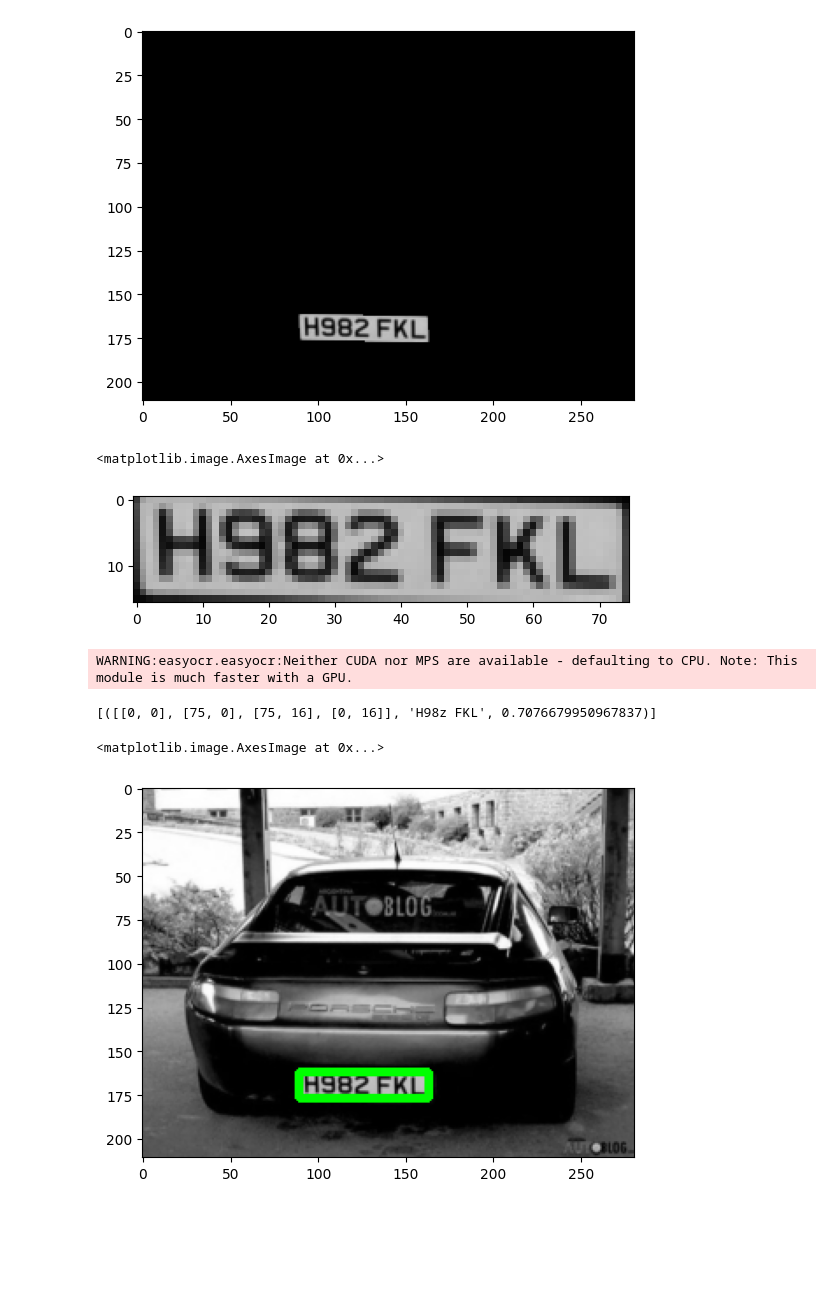
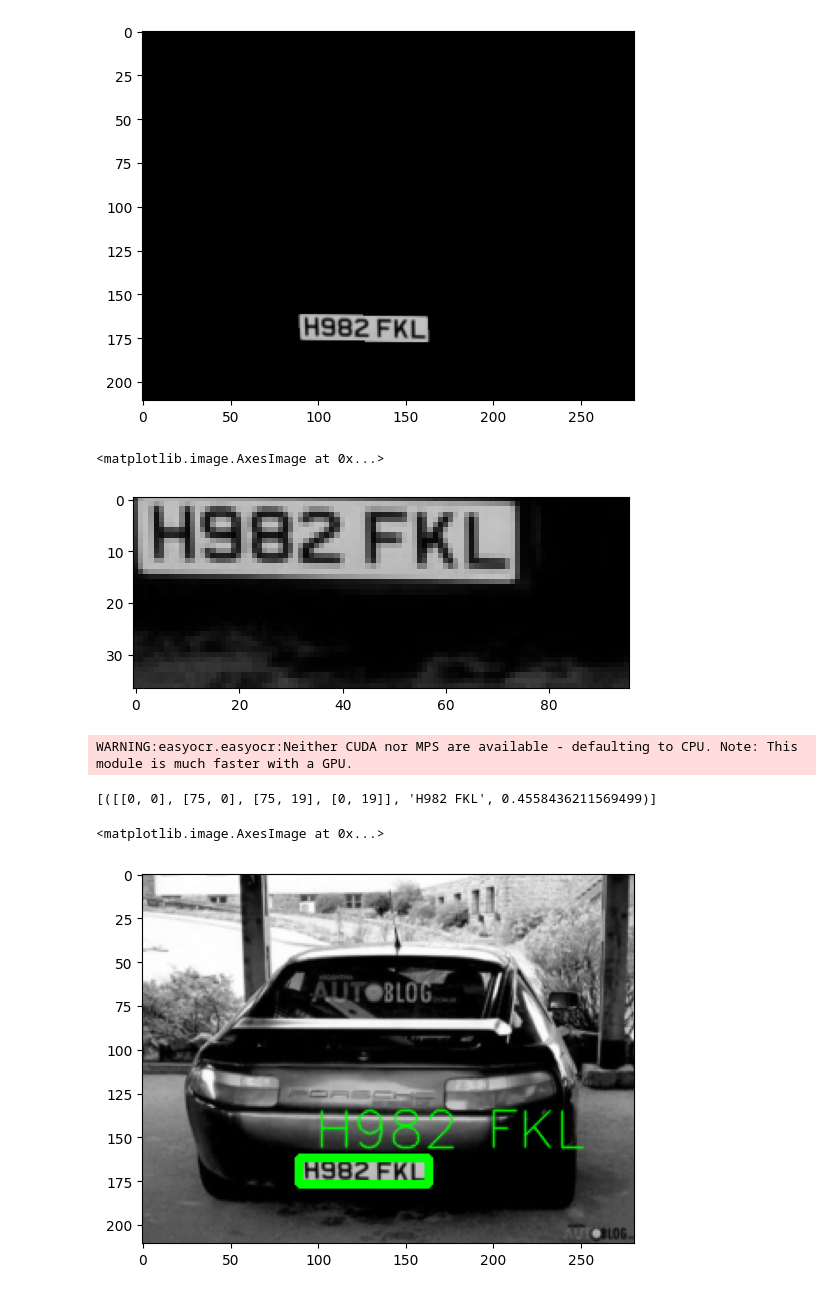
Before and after one commit to A94-M/car-plate-recognition, a Jupyter notebook: معرفة_الرخصة_العربية_OCR.ipynb, the cells around one changed output. Cells and saved outputs as stored; diff of their text form; code cells hidden in the pictures; blank space fills up the shorter version.

```diff
--- a/معرفة_الرخصة_العربية_OCR.ipynb
+++ b/معرفة_الرخصة_العربية_OCR.ipynb
@@ -34,25 +34,25 @@ plt.imshow(cv2.cvtColor(new_image, cv2.COLOR_BGR2RGB))
 (x,y) = np.where(mask==255)
 (x1, y1) = (np.min(x), np.min(y))
 (x2, y2) = (np.max(x), np.max(y))
-cropped_image = gray[x1:x2+1, y1:y2+1]
+cropped_image = gray[x1:x2+22, y1:y2+22]
 # %%
 plt.imshow(cv2.cvtColor(cropped_image, cv2.COLOR_BGR2RGB))
 # %% [output]
 <matplotlib.image.AxesImage at 0x...>
-[figure, old version]
+[figure, new version]
 # %%
 reader = easyocr.Reader(['en'])
 result = reader.readtext(cropped_image)
 result
 # %% [output]
 WARNING:easyocr.easyocr:Neither CUDA nor MPS are available - defaulting to CPU. Note: This module is much faster with a GPU.
-[([[0, 0], [75, 0], [75, 16], [0, 16]], 'H98z FKL', 0.7076679950967837)]
+[([[0, 0], [75, 0], [75, 19], [0, 19]], 'H982 FKL', 0.4558436211569499)]
 # %%
 text = result[0][-2]
 font = cv2.FONT_HERSHEY_SIMPLEX
-res = cv2.putText(img, text=text, org=(approx[0][0][0], approx[1][0][1]+60), fontFace=font, fontScale=1, color=(0,255,0), thickness=2, lineType=cv2.LINE_AA)
+res = cv2.putText(img, text=text, org=(approx[0][0][0]+9, approx[1][0][1]-20), fontFace=font, fontScale=1, color=(0,255,0), thickness=1, lineType=cv2.LINE_AA)
 res = cv2.rectangle(img, tuple(approx[0][0]), tuple(approx[2][0]), (0,255,0),3)
 plt.imshow(cv2.cvtColor(res, cv2.COLOR_BGR2RGB))
 # %% [output]
 <matplotlib.image.AxesImage at 0x...>
-[figure, old version]
+[figure, new version]
```
Also changed, not shown: parts of 1 cell of this notebook.
